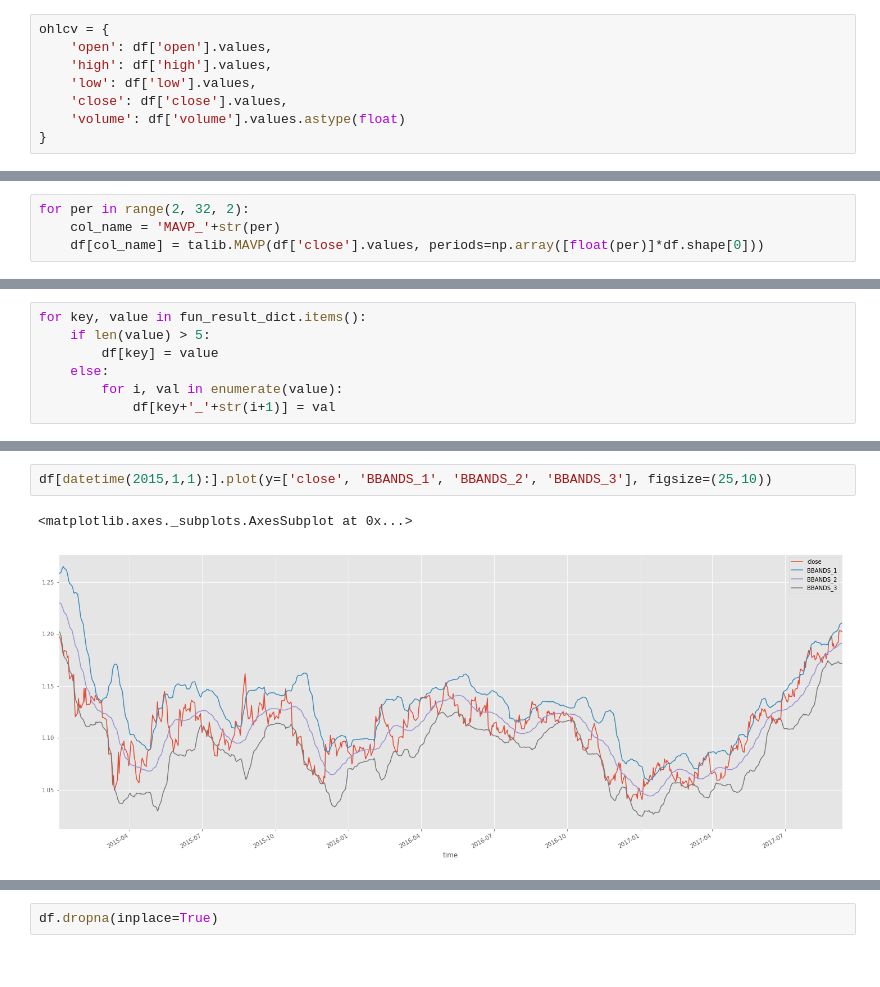
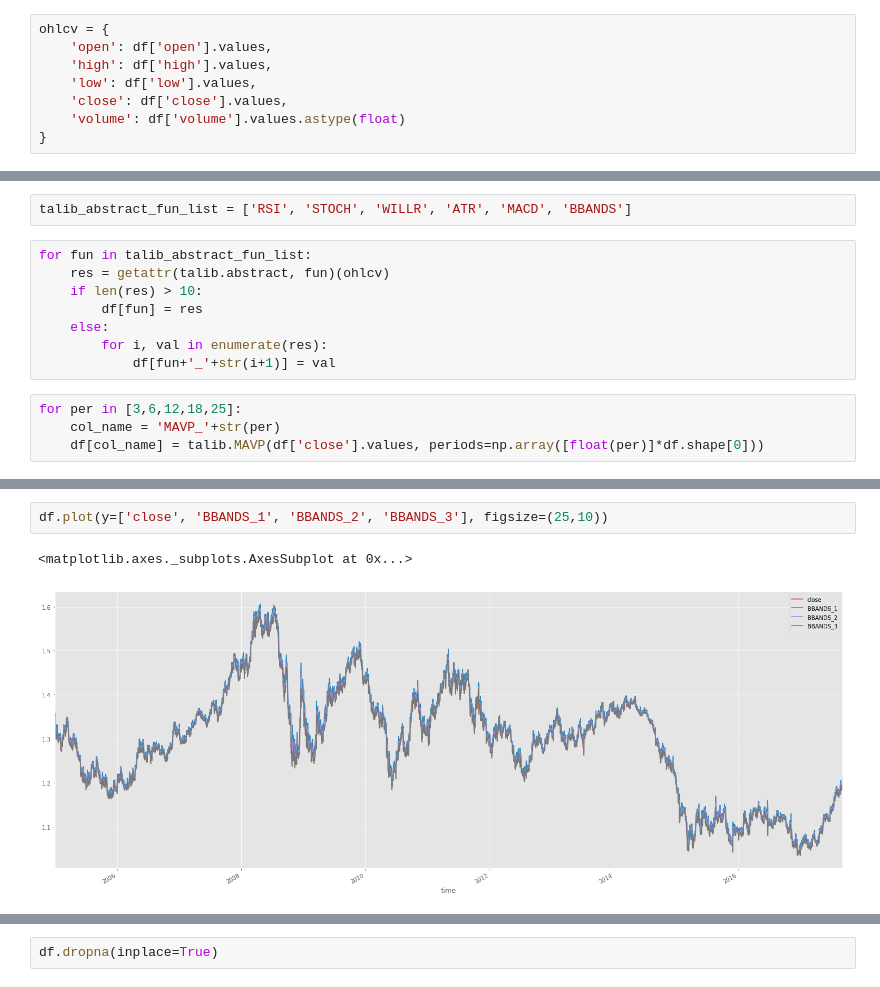
Before and after one commit to zbanga/forex, a Jupyter notebook: forexeda.ipynb, the cells around one changed output, grey strips where cells are left out. Cells and saved outputs as stored; diff of their text form.

```diff
--- a/forexeda.ipynb
+++ b/forexeda.ipynb
@@ -209,4 +215,14 @@ for fun in talib_abstract_fun_list:
+# %%
+talib_abstract_fun_list = ['RSI', 'STOCH', 'WILLR', 'ATR', 'MACD', 'BBANDS']
+# %%
+for fun in talib_abstract_fun_list:
+    res = getattr(talib.abstract, fun)(ohlcv)
+    if len(res) > 10:
+        df[fun] = res
+    else:
+        for i, val in enumerate(res):
+            df[fun+'_'+str(i+1)] = val
 # %%
-for per in range(2, 32, 2):
+for per in [3,6,12,18,25]:
     col_name = 'MAVP_'+str(per)
     df[col_name] = talib.MAVP(df['close'].values, periods=np.array([float(per)]*df.shape[0]))
@@ -258,7 +228,0 @@ HT_PHASOR 2
-# %%
-for key, value in fun_result_dict.items():
-    if len(value) > 5:
-        df[key] = value
-    else:
-        for i, val in enumerate(value):
-            df[key+'_'+str(i+1)] = val
@@ -285,5 +270,5 @@ list(df.columns)
 # %%
-df[datetime(2015,1,1):].plot(y=['close', 'BBANDS_1', 'BBANDS_2', 'BBANDS_3'], figsize=(25,10))
+df.plot(y=['close', 'BBANDS_1', 'BBANDS_2', 'BBANDS_3'], figsize=(25,10))
 # %% [output]
 <matplotlib.axes._subplots.AxesSubplot at 0x...>
-[figure, old version]
+[figure, new version]
```
Also changed, not shown: parts of 71 cells of this notebook, 1 other file.
